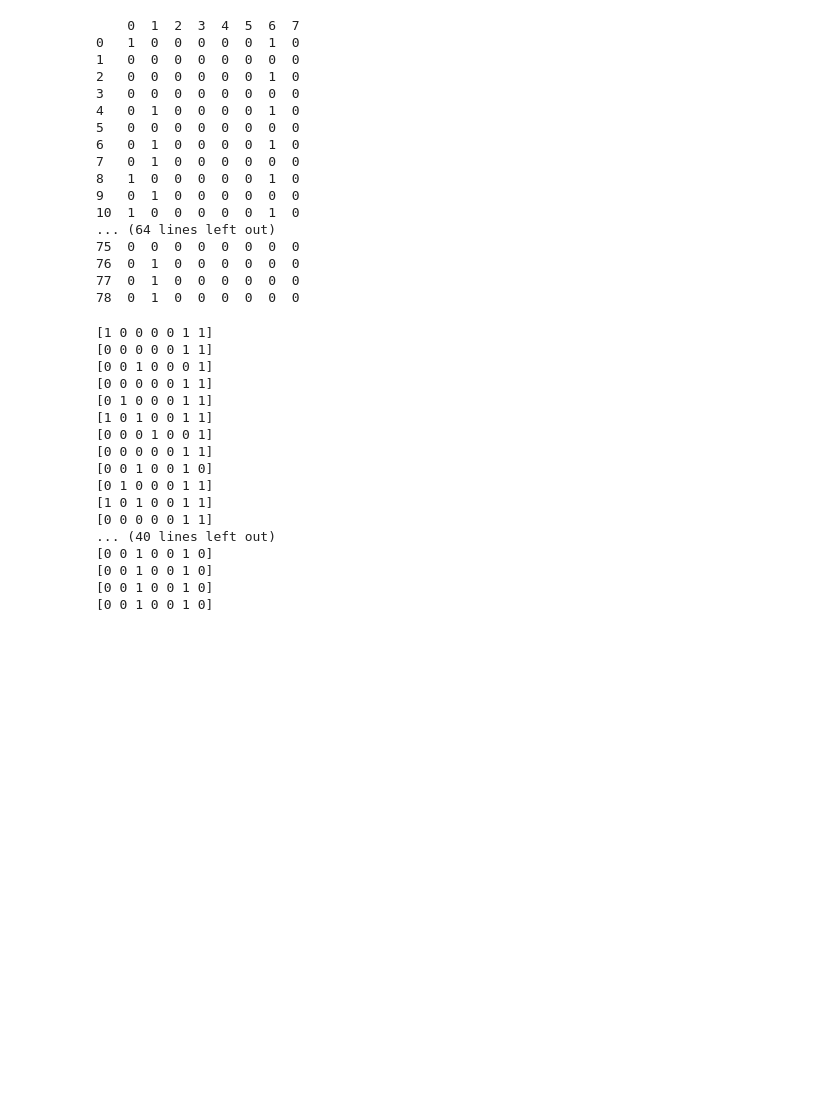
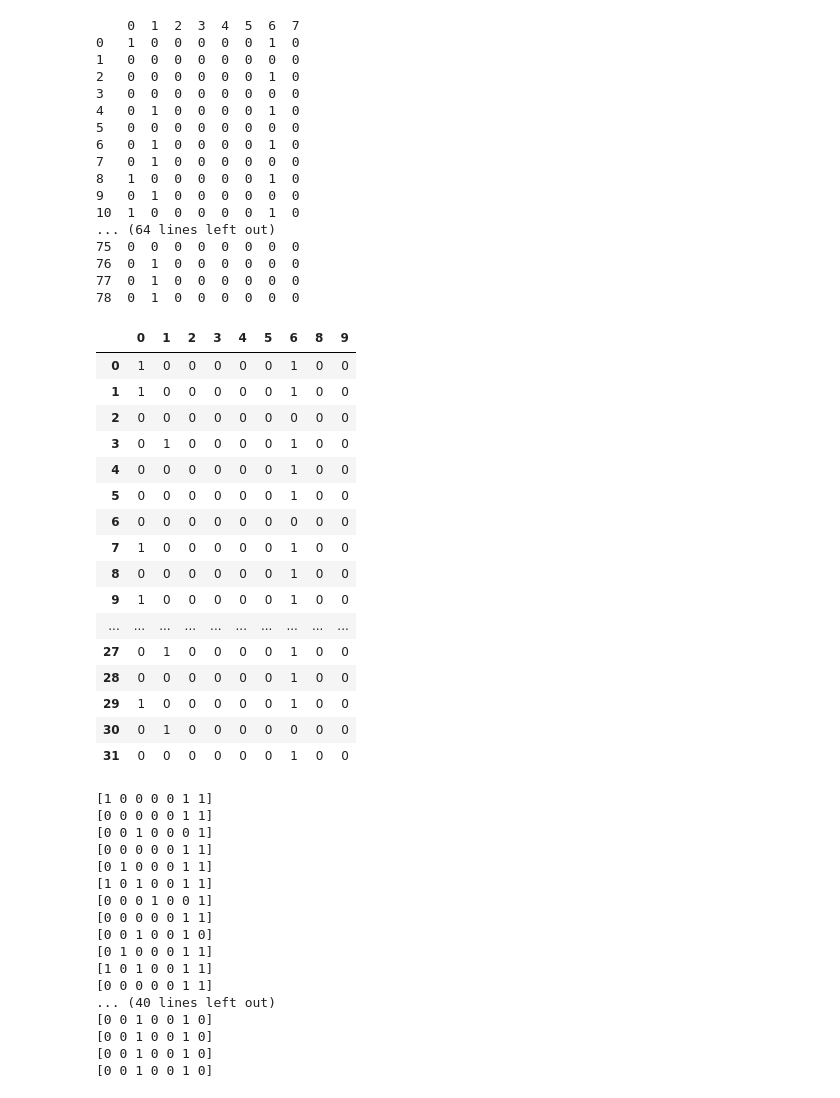
Before and after one commit to cid2rrrr/LSTM_Drummer, a Jupyter notebook: extract_16note_event_again.ipynb, the cells around one changed output. Drawn from its saved outputs; the diff is of its cells as text; code cells hidden in the pictures; blank space fills up the shorter version.

```diff
--- a/extract_16note_event_again.ipynb
+++ b/extract_16note_event_again.ipynb
@@ -344,3 +399,23 @@ for i in range(1,1060):
+# %%
+ass
+# %% [output]
+|  | 0 | 1 | 2 | 3 | 4 | 5 | 6 | 8 | 9 |
+| 0 | 1 | 0 | 0 | 0 | 0 | 0 | 1 | 0 | 0 |
+| 1 | 1 | 0 | 0 | 0 | 0 | 0 | 1 | 0 | 0 |
+| 2 | 0 | 0 | 0 | 0 | 0 | 0 | 0 | 0 | 0 |
+| 3 | 0 | 1 | 0 | 0 | 0 | 0 | 1 | 0 | 0 |
+| 4 | 0 | 0 | 0 | 0 | 0 | 0 | 1 | 0 | 0 |
+| 5 | 0 | 0 | 0 | 0 | 0 | 0 | 1 | 0 | 0 |
+| 6 | 0 | 0 | 0 | 0 | 0 | 0 | 0 | 0 | 0 |
+| 7 | 1 | 0 | 0 | 0 | 0 | 0 | 1 | 0 | 0 |
+| 8 | 0 | 0 | 0 | 0 | 0 | 0 | 1 | 0 | 0 |
+| 9 | 1 | 0 | 0 | 0 | 0 | 0 | 1 | 0 | 0 |
+| ... | ... | ... | ... | ... | ... | ... | ... | ... | ... |
+| 27 | 0 | 1 | 0 | 0 | 0 | 0 | 1 | 0 | 0 |
+| 28 | 0 | 0 | 0 | 0 | 0 | 0 | 1 | 0 | 0 |
+| 29 | 1 | 0 | 0 | 0 | 0 | 0 | 1 | 0 | 0 |
+| 30 | 0 | 1 | 0 | 0 | 0 | 0 | 0 | 0 | 0 |
+| 31 | 0 | 0 | 0 | 0 | 0 | 0 | 1 | 0 | 0 |
 # %%
 for i in np.array(asdd):
     if list(i) not in seven_kind_arr:
```
Also changed, not shown: parts of 7 cells of this notebook, 6 other files.
